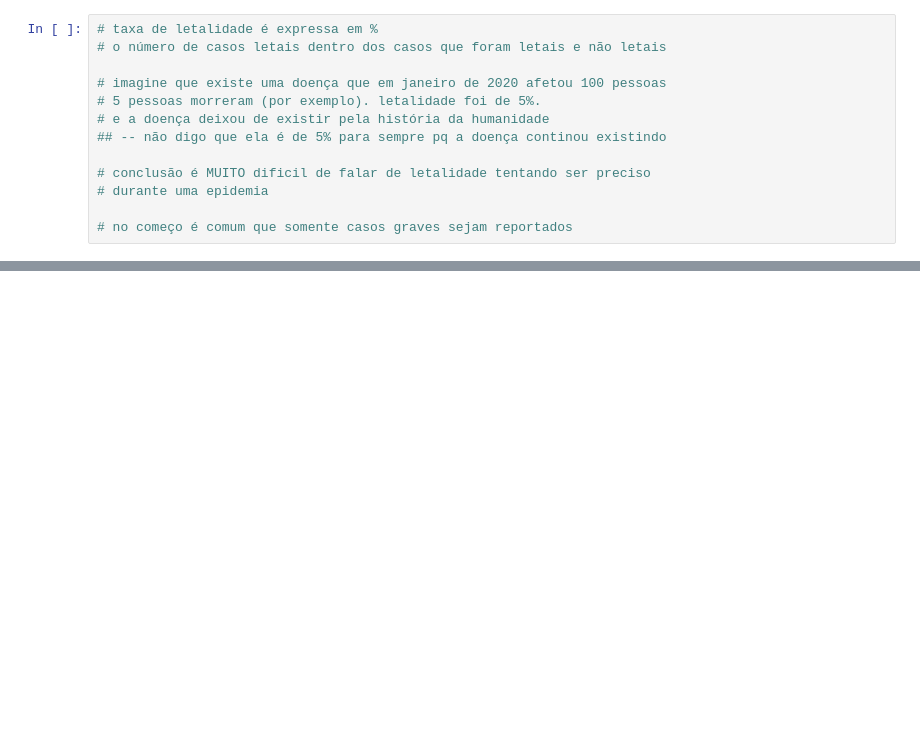
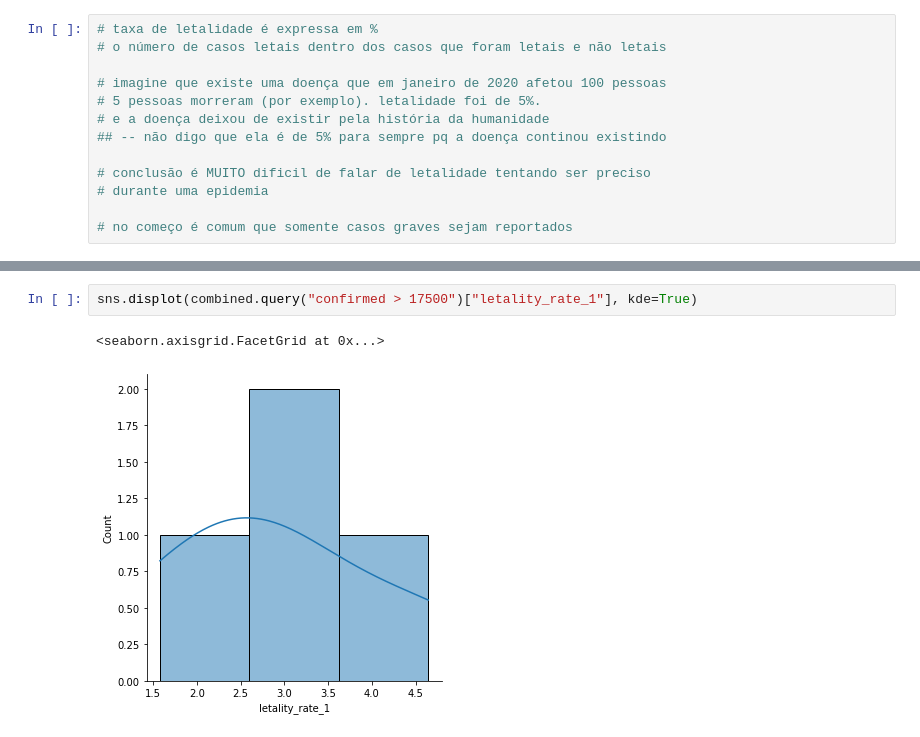
Before and after one commit to joaoavanzini/data-science-analise-saude-medicina-alura, a Jupyter notebook: CursoDataScienceeSaude.ipynb, the cells around one changed output, grey strips where cells are left out. Cells and saved outputs as stored; diff of their text form; blank space fills up the shorter version.

```diff
--- a/CursoDataScienceeSaude.ipynb
+++ b/CursoDataScienceeSaude.ipynb
@@ -462,0 +481,5 @@ combined.sort_values("letality_rate_1", ascending=False).head(10)
+# %%
+sns.displot(combined.query("confirmed > 17500")["letality_rate_1"], kde=True)
+# %% [output]
+<seaborn.axisgrid.FacetGrid at 0x...>
+[figure, added]
```
Also changed, not shown: parts of 19 cells of this notebook.
